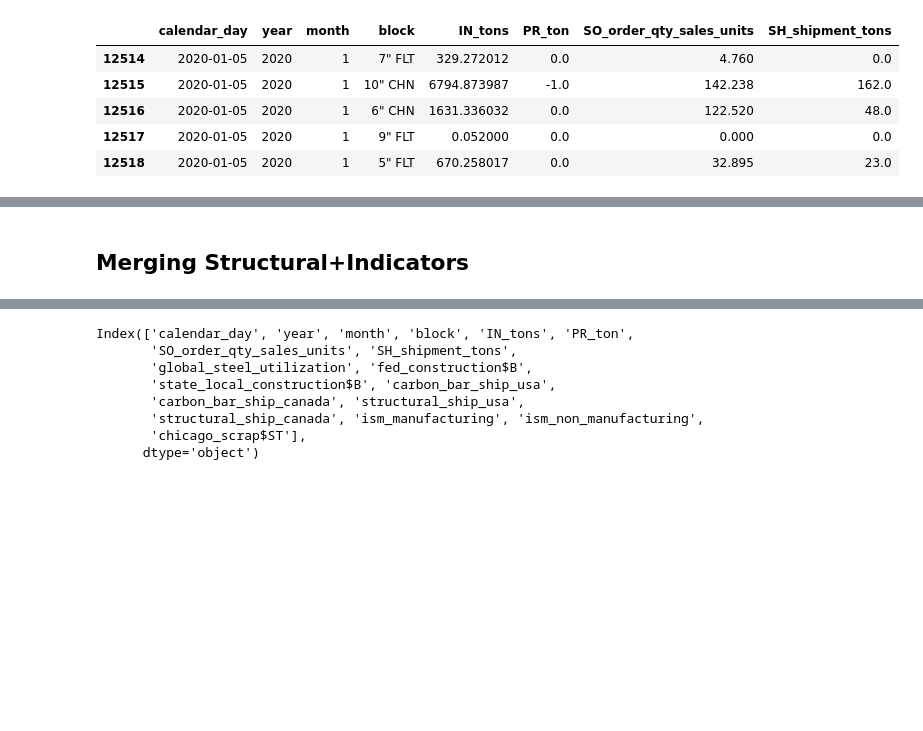
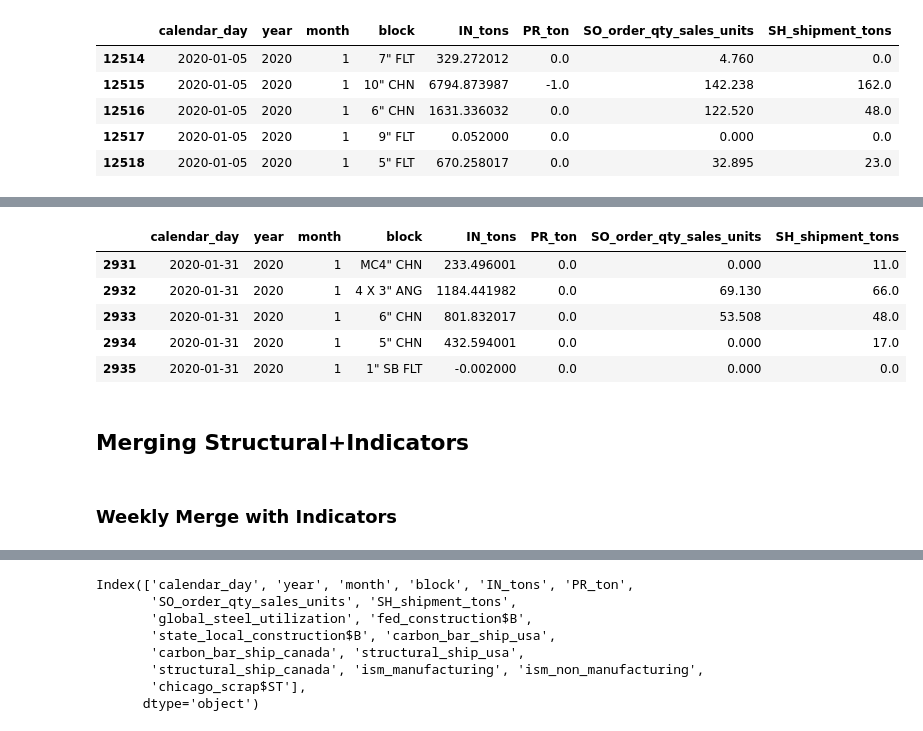
Before and after one commit to jvac06/pft, a Jupyter notebook: scripts/index_merge.ipynb, the cells around one changed output, grey strips where cells are left out. Saved outputs shown, nothing was run; the diff lists cells and outputs as text; code cells hidden in the pictures; blank space fills up the shorter version.

```diff
--- a/scripts/index_merge.ipynb
+++ b/scripts/index_merge.ipynb
@@ -257,0 +260,2 @@ weekly.tail()
+# %%
+monthly = structural.groupby('block').resample('M', on='calendar_day').sum().sort_values('calendar_day').reset_index()
@@ -258,5 +287,22 @@ weekly.tail()
+# %%
+#recreating time columns for merging
+monthly['month'] = monthly['calendar_day'].dt.month
+monthly['year'] = monthly['calendar_day'].dt.year
+# %%
+#monthly data ready for merging
+monthly= monthly[['calendar_day','year','month','block','IN_tons','PR_ton','SO_order_qty_sales_units','SH_shipment_tons']]
+monthly.tail()
+# %% [output]
+|  | calendar_day | year | month | block | IN_tons | PR_ton | SO_order_qty_sales_units | SH_shipment_tons |
+| 2931 | 2020-01-31 | 2020 | 1 | MC4" CHN | 233.496001 | 0.0 | 0.000 | 11.0 |
+| 2932 | 2020-01-31 | 2020 | 1 | 4 X 3" ANG | 1184.441982 | 0.0 | 69.130 | 66.0 |
+| 2933 | 2020-01-31 | 2020 | 1 | 6" CHN | 801.832017 | 0.0 | 53.508 | 48.0 |
+| 2934 | 2020-01-31 | 2020 | 1 | 5" CHN | 432.594001 | 0.0 | 0.000 | 17.0 |
+| 2935 | 2020-01-31 | 2020 | 1 | 1" SB FLT | -0.002000 | 0.0 | 0.000 | 0.0 |
 # %% [markdown]
 ## Merging Structural+Indicators
+# %% [markdown]
+### Weekly Merge with Indicators
 # %%
 #Merginging weekly values with indicators
 struct_indicators = weekly.merge(indicators, how='left', on=['year','month'], validate='m:1')
```
Also changed, not shown: parts of 13 cells of this notebook, 2 other files.
